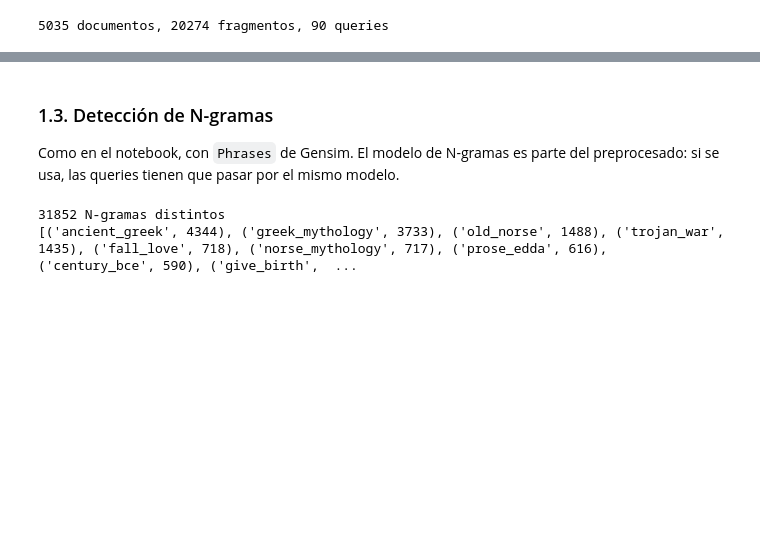
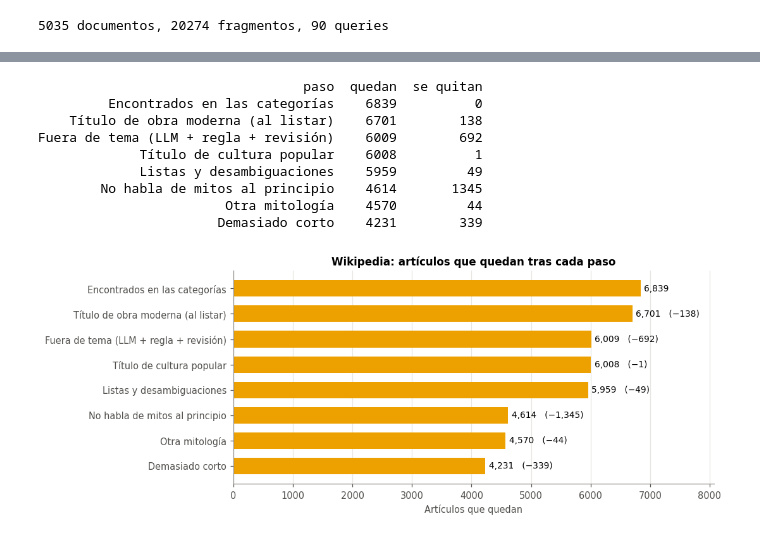
Before and after one commit to ruben-diaz-2004/Fact-checking_system, a Jupyter notebook: notebooks/hito1.ipynb, the cells around one changed output, grey strips where cells are left out. Saved outputs shown, nothing was run; the diff lists cells and outputs as text; code cells hidden in the pictures; blank space fills up the shorter version.

```diff
--- a/notebooks/hito1.ipynb
+++ b/notebooks/hito1.ipynb
@@ -151,17 +272,51 @@ Los nombres de las tres mitologías sobreviven al preprocesado, también las var
-# %% [markdown]
-### 1.3. Detección de N-gramas
-
-Como en el notebook, con `Phrases` de Gensim. El modelo de N-gramas es parte del preprocesado: si se usa, las queries tienen que pasar por el mismo modelo.
-# %%
-from gensim.models.phrases import Phrases
-
-phrase_model = Phrases(corpus, min_count=2, threshold=20)
-corpus_ng = [phrase_model[doc] for doc in corpus]
-
-# N-gramas más frecuentes que se han formado
-ngramas = Counter(w for doc in corpus_ng for w in doc if '_' in w)
-print(f"{len(ngramas)} N-gramas distintos")
-print(ngramas.most_common(40))
-# %% [output]
-31852 N-gramas distintos
-[('ancient_greek', 4344), ('greek_mythology', 3733), ('old_norse', 1488), ('trojan_war', 1435), ('fall_love', 718), ('norse_mythology', 717), ('prose_edda', 616), ('century_bce', 590), ('give_birth',  ...
+# %%
+CARPETA_WIKI = DATOS / 'raw' / 'wikipedia'
+lista = pd.read_csv(CARPETA_WIKI / 'lista_articulos.csv')
+por_titulo = pd.read_csv(CARPETA_WIKI / 'descartados.csv')
+desc_proc = pd.read_csv(CARPETA_WIKI / 'descartados_procesado.csv')
+n_final = (documentos['fuente'] == 'wikipedia').sum()
+
+# Embudo: cuántos artículos quedan después de cada paso
+NOMBRE_MOTIVO = {'fuera de tema (clasificación)': 'Fuera de tema (LLM + regla + revisión)',
+                 'cultura popular (título)': 'Título de cultura popular',
+                 'desambiguación o lista': 'Listas y desambiguaciones',
+                 'tema': 'No habla de mitos al principio',
+                 'otra mitología': 'Otra mitología',
+                 'corto': 'Demasiado corto'}
+descargados = len(desc_proc) + n_final
+pasos = [('Encontrados en las categorías', len(lista) + len(por_titulo), 0),
+         ('Título de obra moderna (al listar)', len(lista), len(por_titulo))]
+if len(lista) > descargados:
+    pasos.append(('No se pudieron descargar', descargados, len(lista) - descargados))
+quedan = descargados
+for motivo in list(NOMBRE_MOTIVO) + sorted(set(desc_proc['motivo']) - set(NOMBRE_MOTIVO)):
+    n = (desc_proc['motivo'] == motivo).sum()
+    quedan -= n
+    pasos.append((NOMBRE_MOTIVO.get(motivo, motivo), quedan, n))
+assert quedan == n_final
+embudo = pd.DataFrame(pasos, columns=['paso', 'quedan', 'se quitan'])
+print(embudo.to_string(index=False))
+
+fig, ax = plt.subplots(figsize=(10, 4))
+y = np.arange(len(embudo))[::-1]
+ax.barh(y, embudo['quedan'], color=COLOR_FUENTE['wikipedia'], height=0.65)
+for yi, (_, fila) in zip(y, embudo.iterrows()):
+    texto = f"{fila['quedan']:,}" + (f"   (−{fila['se quitan']:,})" if fila['se quitan'] else '')
+    ax.text(fila['quedan'] + 60, yi, texto, va='center', fontsize=9)
+ax.set_yticks(y, embudo['paso'])
+ax.set(xlabel='Artículos que quedan', xlim=(0, embudo['quedan'].max() * 1.18),
+       title='Wikipedia: artículos que quedan tras cada paso')
+ax.grid(axis='y', visible=False)
+plt.tight_layout()
+plt.show()
+# %% [output]
+                                  paso  quedan  se quitan
+         Encontrados en las categorías    6839          0
+    Título de obra moderna (al listar)    6701        138
+Fuera de tema (LLM + regla + revisión)    6009        692
+             Título de cultura popular    6008          1
+             Listas y desambiguaciones    5959         49
+        No habla de mitos al principio    4614       1345
+                        Otra mitología    4570         44
+                       Demasiado corto    4231        339
+[figure, added]
```
Also changed, not shown: parts of 100 cells of this notebook.
